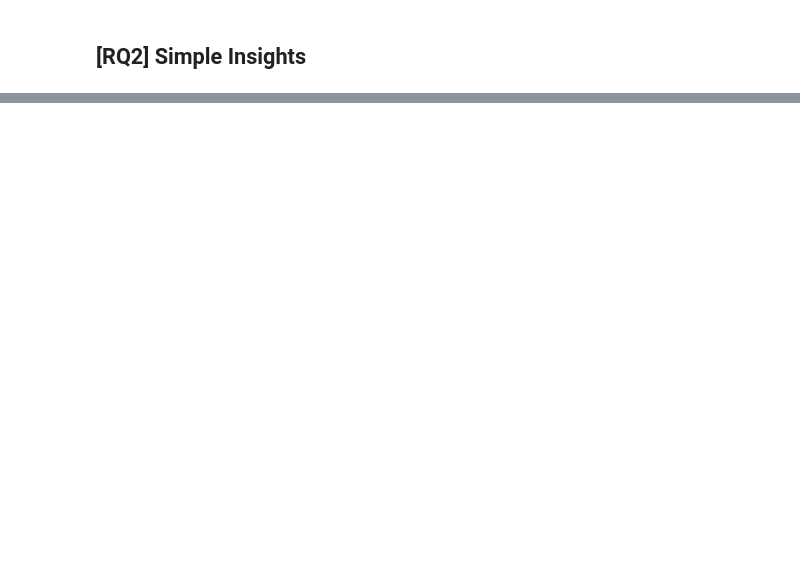
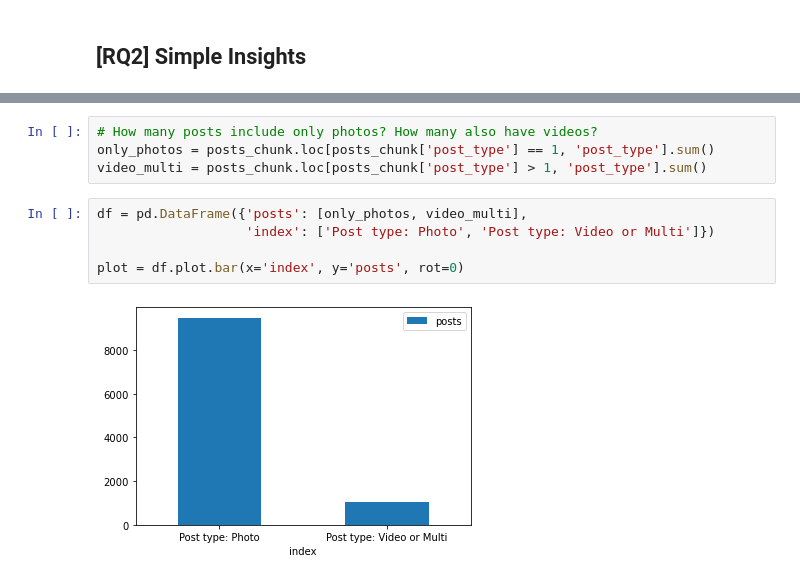
Before and after one commit to GiacomoBelliniStudent/ADM-HW2, a Jupyter notebook: main.ipynb, the cells around one changed output, grey strips where cells are left out. Drawn from its saved outputs; the diff is of its cells as text; blank space fills up the shorter version.

```diff
--- a/main.ipynb
+++ b/main.ipynb
@@ -125,0 +190,11 @@ Unique profile names: 4508180
+# %%
+# How many posts include only photos? How many also have videos?
+only_photos = posts_chunk.loc[posts_chunk['post_type'] == 1, 'post_type'].sum()
+video_multi = posts_chunk.loc[posts_chunk['post_type'] > 1, 'post_type'].sum()
+# %%
+df = pd.DataFrame({'posts': [only_photos, video_multi],
+                   'index': ['Post type: Photo', 'Post type: Video or Multi']})
+
+plot = df.plot.bar(x='index', y='posts', rot=0)
+# %% [output]
+[figure, added]
```
Also changed, not shown: parts of 24 cells of this notebook.
